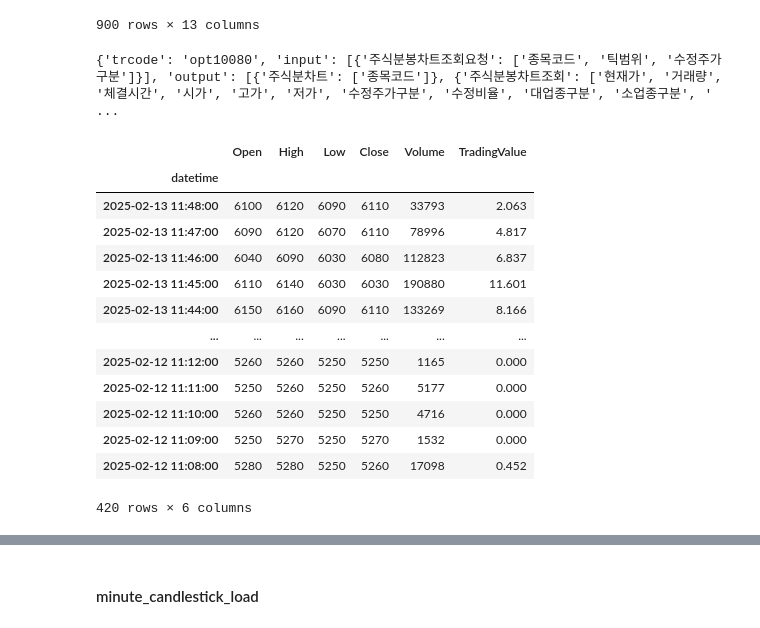
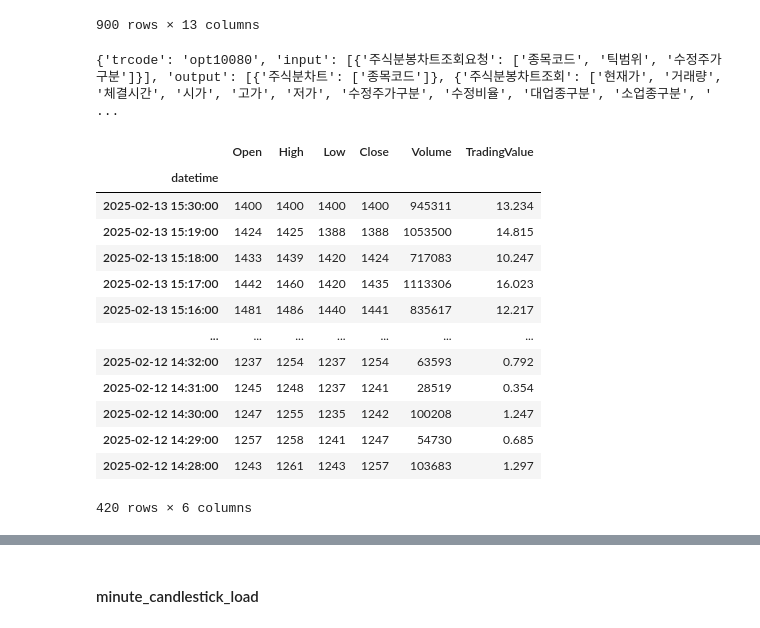
Before and after one commit to LiberSlave/trading, a Jupyter notebook: Excel/lab.ipynb, the cells around one changed output, grey strips where cells are left out. Cells and saved outputs as stored; diff of their text form; code cells hidden in the pictures.

```diff
--- a/Excel/lab.ipynb
+++ b/Excel/lab.ipynb
@@ -1734,20 +1734,20 @@ df
 | 899 | -3375 | 3186 | 20250210145400 | -3370 | -3375 | -3370 |  |  |  |  |  | ... |
 900 rows × 13 columns
 # %%
-process.minute_candlestick_save(kiwoom,'디아이씨')
+process.minute_candlestick_save(kiwoom,'한화갤러리아')
 # %% [output]
 {'trcode': 'opt10080', 'input': [{'주식분봉차트조회요청': ['종목코드', '틱범위', '수정주가구분']}], 'output': [{'주식분차트': ['종목코드']}, {'주식분봉차트조회': ['현재가', '거래량', '체결시간', '시가', '고가', '저가', '수정주가구분', '수정비율', '대업종구분', '소업종구분', ' ...
 |  | Open | High | Low | Close | Volume | TradingValue |
 | datetime |  |  |  |  |  |  |
-| 2025-02-13 11:48:00 | 6100 | 6120 | 6090 | 6110 | 33793 | 2.063 |
-| 2025-02-13 11:47:00 | 6090 | 6120 | 6070 | 6110 | 78996 | 4.817 |
-| 2025-02-13 11:46:00 | 6040 | 6090 | 6030 | 6080 | 112823 | 6.837 |
-| 2025-02-13 11:45:00 | 6110 | 6140 | 6030 | 6030 | 190880 | 11.601 |
-| 2025-02-13 11:44:00 | 6150 | 6160 | 6090 | 6110 | 133269 | 8.166 |
+| 2025-02-13 15:30:00 | 1400 | 1400 | 1400 | 1400 | 945311 | 13.234 |
+| 2025-02-13 15:19:00 | 1424 | 1425 | 1388 | 1388 | 1053500 | 14.815 |
+| 2025-02-13 15:18:00 | 1433 | 1439 | 1420 | 1424 | 717083 | 10.247 |
+| 2025-02-13 15:17:00 | 1442 | 1460 | 1420 | 1435 | 1113306 | 16.023 |
+| 2025-02-13 15:16:00 | 1481 | 1486 | 1440 | 1441 | 835617 | 12.217 |
 | ... | ... | ... | ... | ... | ... | ... |
-| 2025-02-12 11:12:00 | 5260 | 5260 | 5250 | 5250 | 1165 | 0.000 |
-| 2025-02-12 11:11:00 | 5250 | 5260 | 5250 | 5260 | 5177 | 0.000 |
-| 2025-02-12 11:10:00 | 5260 | 5260 | 5250 | 5250 | 4716 | 0.000 |
-| 2025-02-12 11:09:00 | 5250 | 5270 | 5250 | 5270 | 1532 | 0.000 |
-| 2025-02-12 11:08:00 | 5280 | 5280 | 5250 | 5260 | 17098 | 0.452 |
+| 2025-02-12 14:32:00 | 1237 | 1254 | 1237 | 1254 | 63593 | 0.792 |
+| 2025-02-12 14:31:00 | 1245 | 1248 | 1237 | 1241 | 28519 | 0.354 |
+| 2025-02-12 14:30:00 | 1247 | 1255 | 1235 | 1242 | 100208 | 1.247 |
+| 2025-02-12 14:29:00 | 1257 | 1258 | 1241 | 1247 | 54730 | 0.685 |
+| 2025-02-12 14:28:00 | 1243 | 1261 | 1243 | 1257 | 103683 | 1.297 |
 420 rows × 6 columns
```
Also changed, not shown: parts of 13 cells of this notebook, 3 other files.
